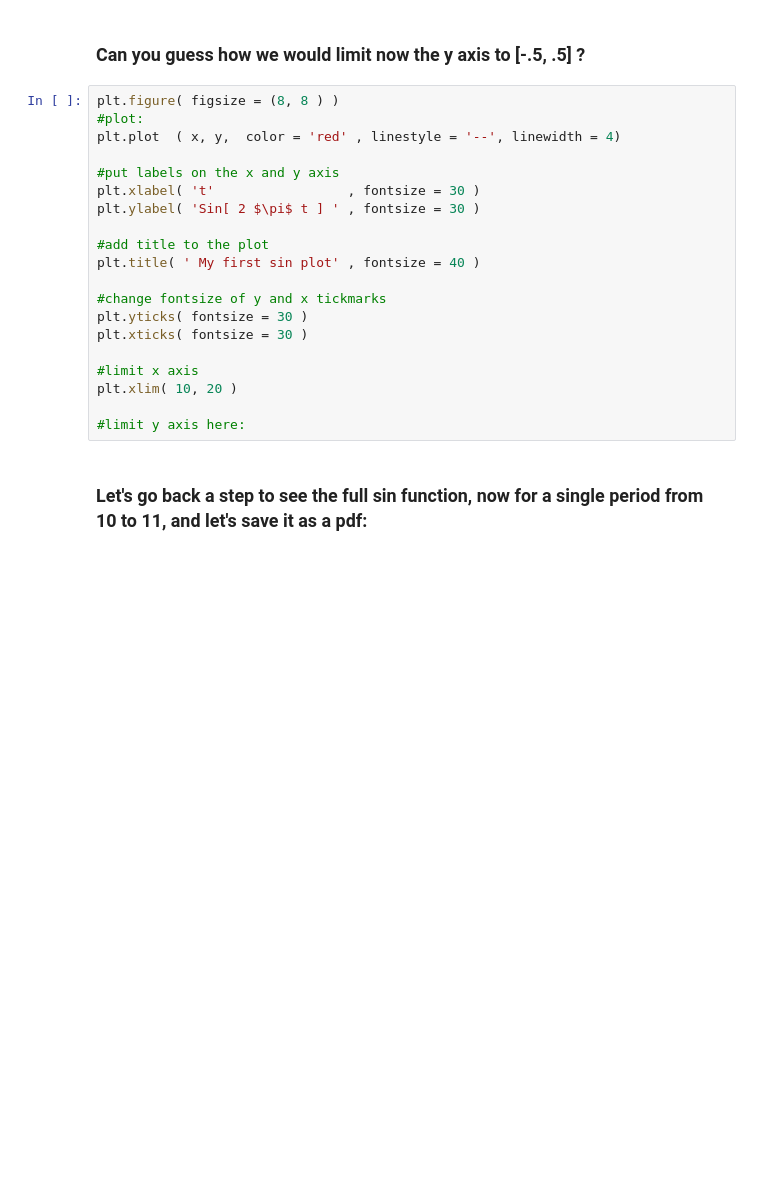
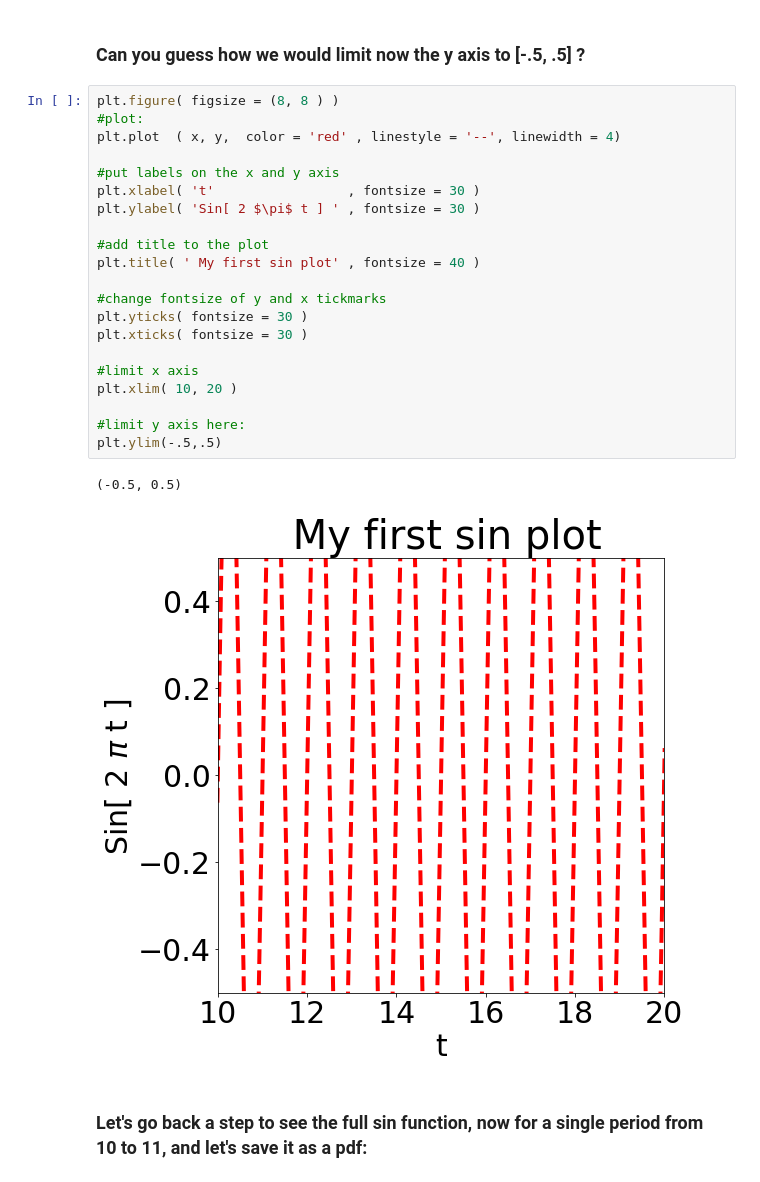
Before and after one commit to logangarcia01/PHZ3150_LoganGarcia, a Jupyter notebook: lecture/matplotlib_intro_classroom.ipynb, the cells around one changed output. Saved outputs shown, nothing was run; the diff lists cells and outputs as text; blank space fills up the shorter version.

```diff
--- a/lecture/matplotlib_intro_classroom.ipynb
+++ b/lecture/matplotlib_intro_classroom.ipynb
@@ -98,23 +133,27 @@ plt.xticks( fontsize = 30 )
 # %%
 plt.figure( figsize = (8, 8 ) )
 #plot:
 plt.plot  ( x, y,  color = 'red' , linestyle = '--', linewidth = 4)
 
 #put labels on the x and y axis
 plt.xlabel( 't'                 , fontsize = 30 )
 plt.ylabel( 'Sin[ 2 $\pi$ t ] ' , fontsize = 30 )
 
 #add title to the plot
 plt.title( ' My first sin plot' , fontsize = 40 )
 
 #change fontsize of y and x tickmarks
 plt.yticks( fontsize = 30 )
 plt.xticks( fontsize = 30 )
 
 #limit x axis
 plt.xlim( 10, 20 )
 
 #limit y axis here:
+plt.ylim(-.5,.5)
+# %% [output]
+(-0.5, 0.5)
+[figure, added]
 # %% [markdown]
 ### Let's go back a step to see the full sin function, now for a single period from 10 to 11, and let's save it as a pdf:
 # %%
```
Also changed, not shown: parts of 18 cells of this notebook, 3 other files.
